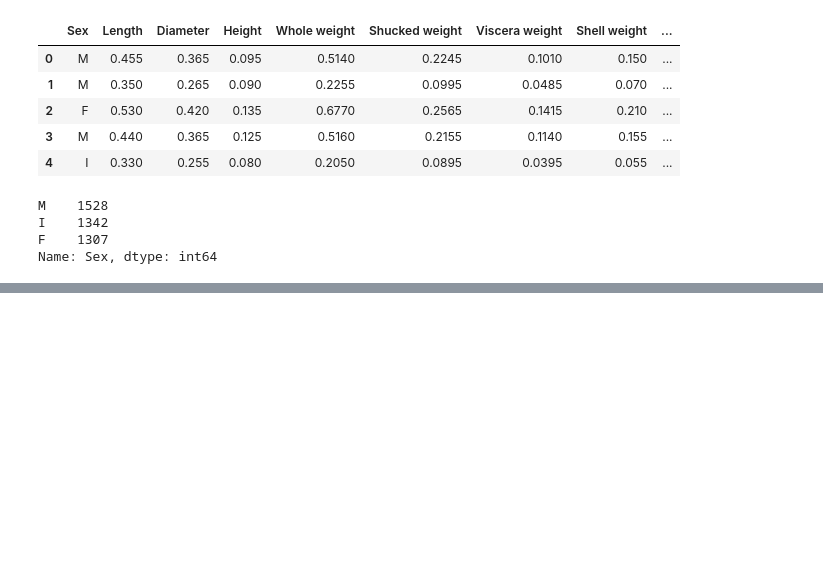
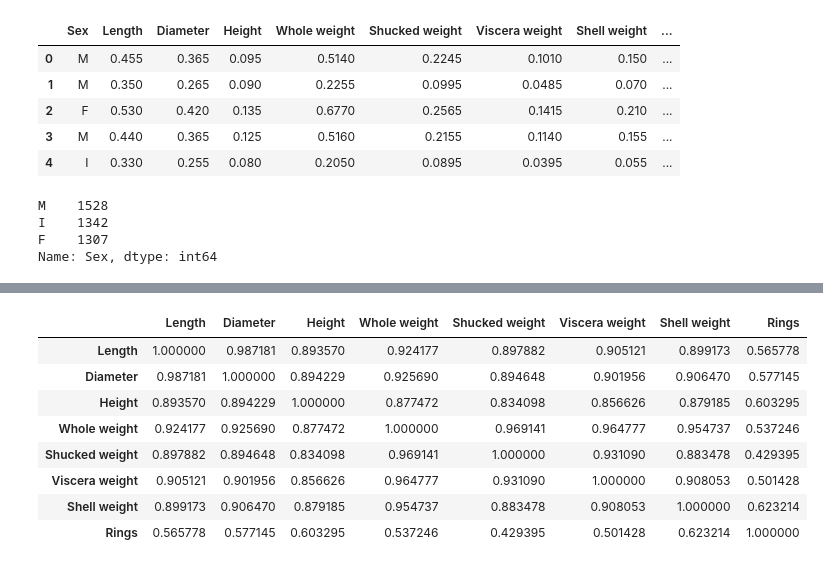
Before and after one commit to xLoSyAsHx/IAD19_ML, a Jupyter notebook: Task1_DataAnalyzing.ipynb, the cells around one changed output, grey strips where cells are left out. Saved outputs shown, nothing was run; the diff lists cells and outputs as text; code cells hidden in the pictures; blank space fills up the shorter version.

```diff
--- a/Task1_DataAnalyzing.ipynb
+++ b/Task1_DataAnalyzing.ipynb
@@ -63,0 +78,16 @@ df.head()
+# %%
+df.corr()
+# There are high correlations betwen, for instance, Length and Diameter or Length and Whole weight
+# but the correlation coefficients between physical parameters and number of rings doesn't exceed 0.6.
+#
+# It's also interesting that all correlation coefficients are positive and locate in range (0.4, 1)
+# %% [output]
+|  | Length | Diameter | Height | Whole weight | Shucked weight | Viscera weight | Shell weight | Rings |
+| Length | 1.000000 | 0.987181 | 0.893570 | 0.924177 | 0.897882 | 0.905121 | 0.899173 | 0.565778 |
+| Diameter | 0.987181 | 1.000000 | 0.894229 | 0.925690 | 0.894648 | 0.901956 | 0.906470 | 0.577145 |
+| Height | 0.893570 | 0.894229 | 1.000000 | 0.877472 | 0.834098 | 0.856626 | 0.879185 | 0.603295 |
+| Whole weight | 0.924177 | 0.925690 | 0.877472 | 1.000000 | 0.969141 | 0.964777 | 0.954737 | 0.537246 |
+| Shucked weight | 0.897882 | 0.894648 | 0.834098 | 0.969141 | 1.000000 | 0.931090 | 0.883478 | 0.429395 |
+| Viscera weight | 0.905121 | 0.901956 | 0.856626 | 0.964777 | 0.931090 | 1.000000 | 0.908053 | 0.501428 |
+| Shell weight | 0.899173 | 0.906470 | 0.879185 | 0.954737 | 0.883478 | 0.908053 | 1.000000 | 0.623214 |
+| Rings | 0.565778 | 0.577145 | 0.603295 | 0.537246 | 0.429395 | 0.501428 | 0.623214 | 1.000000 |
```
Also changed, not shown: parts of 19 cells of this notebook.
